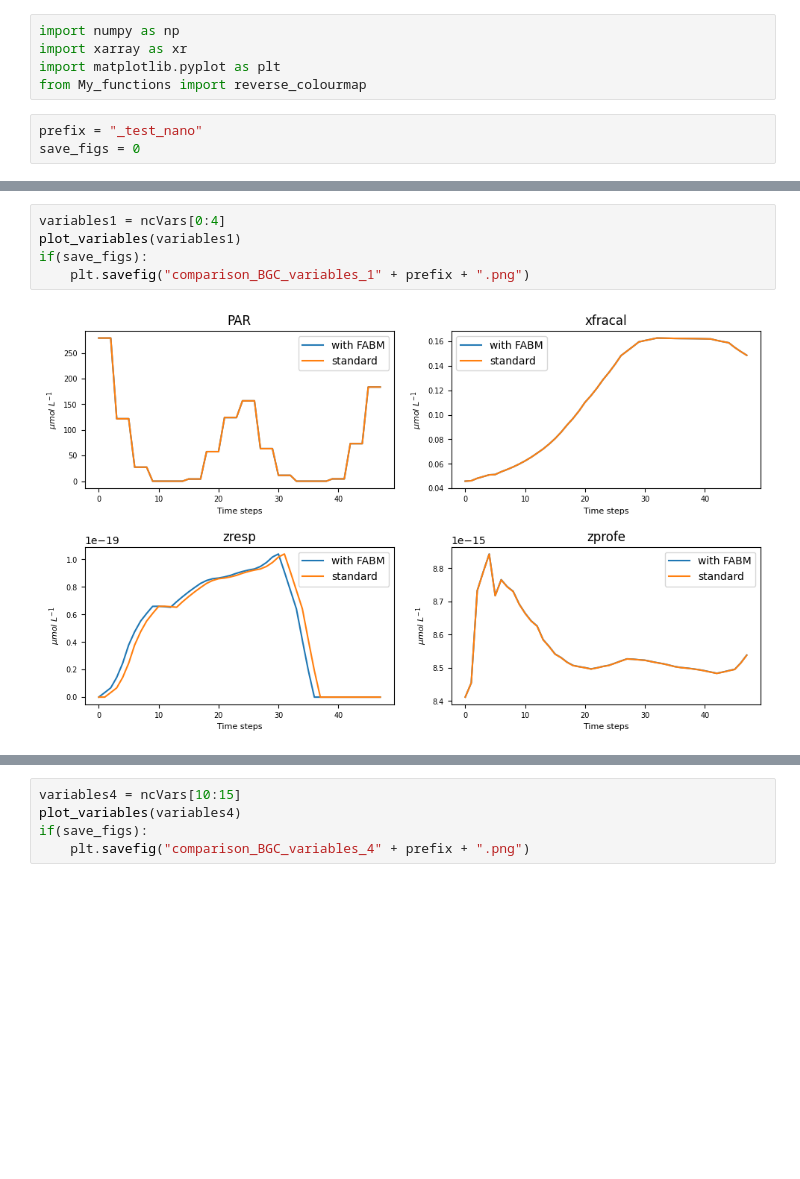
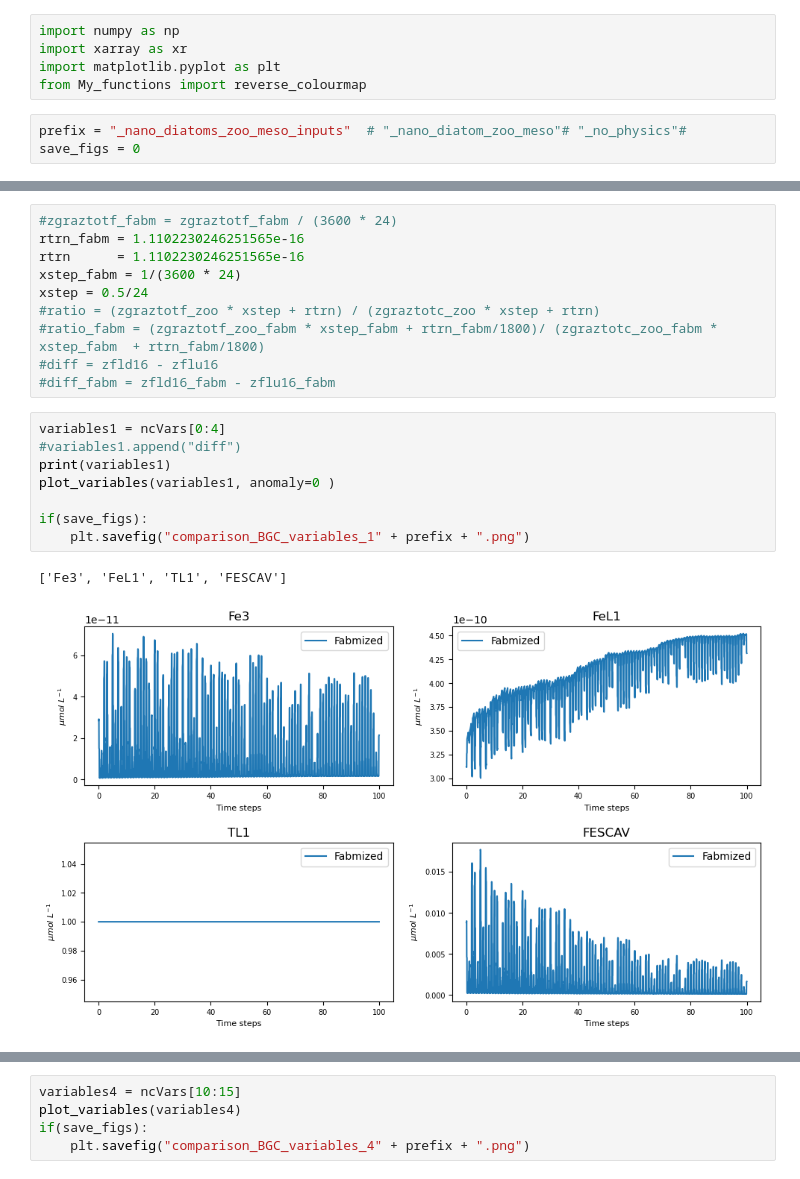
Before and after one commit to MoBelharet/python_files, a Jupyter notebook: pisces_diagnostics.ipynb, the cells around one changed output, grey strips where cells are left out. Saved outputs shown, nothing was run; the diff lists cells and outputs as text; blank space fills up the shorter version.

```diff
--- a/pisces_diagnostics.ipynb
+++ b/pisces_diagnostics.ipynb
@@ -4,6 +4,6 @@ import xarray as xr
 import matplotlib.pyplot as plt
 from My_functions import reverse_colourmap
 # %%
-prefix = "_test_nano"
+prefix = "_nano_diatoms_zoo_meso_inputs"  # "_nano_diatom_zoo_meso"# "_no_physics"#
 save_figs = 0
 # %%
@@ -74,10 +202,24 @@ def plot_variables(variables):
 # %%
-variables1 = ncVars[0:4]
-plot_variables(variables1)
-if(save_figs):
-    plt.savefig("comparison_BGC_variables_1" + prefix + ".png")
+#zgraztotf_fabm = zgraztotf_fabm / (3600 * 24)
+rtrn_fabm = 1.1102230246251565e-16
+rtrn      = 1.1102230246251565e-16
+xstep_fabm = 1/(3600 * 24)
+xstep = 0.5/24
+#ratio = (zgraztotf_zoo * xstep + rtrn) / (zgraztotc_zoo * xstep + rtrn)
+#ratio_fabm = (zgraztotf_zoo_fabm * xstep_fabm + rtrn_fabm/1800)/ (zgraztotc_zoo_fabm * xstep_fabm  + rtrn_fabm/1800)
+#diff = zfld16 - zflu16
+#diff_fabm = zfld16_fabm - zflu16_fabm
-# %% [output]
-[figure, removed]
+# %%
+variables1 = ncVars[0:4]
+#variables1.append("diff")
+print(variables1)
+plot_variables(variables1, anomaly=0 )
+
+if(save_figs):
+    plt.savefig("comparison_BGC_variables_1" + prefix + ".png")
+# %% [output]
+['Fe3', 'FeL1', 'TL1', 'FESCAV']
+[figure, added]
 # %%
 variables2 = ncVars[4:8]
 plot_variables(variables2)
```
Also changed, not shown: parts of 24 cells of this notebook, 5 other files.
